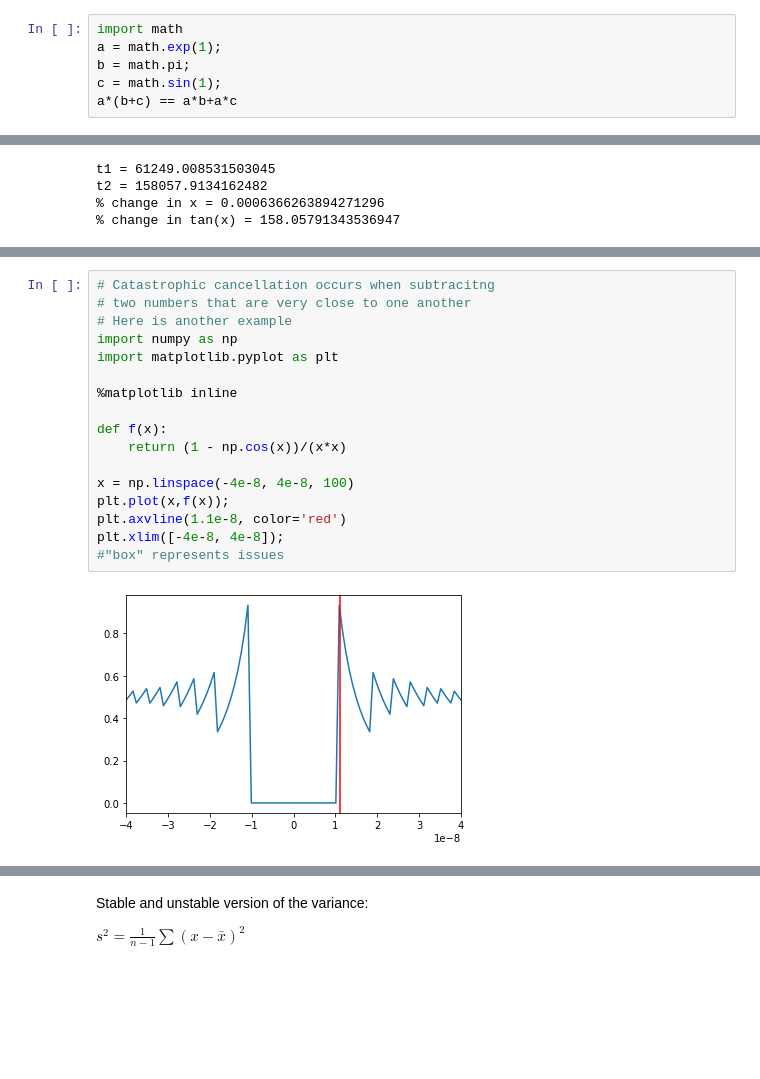
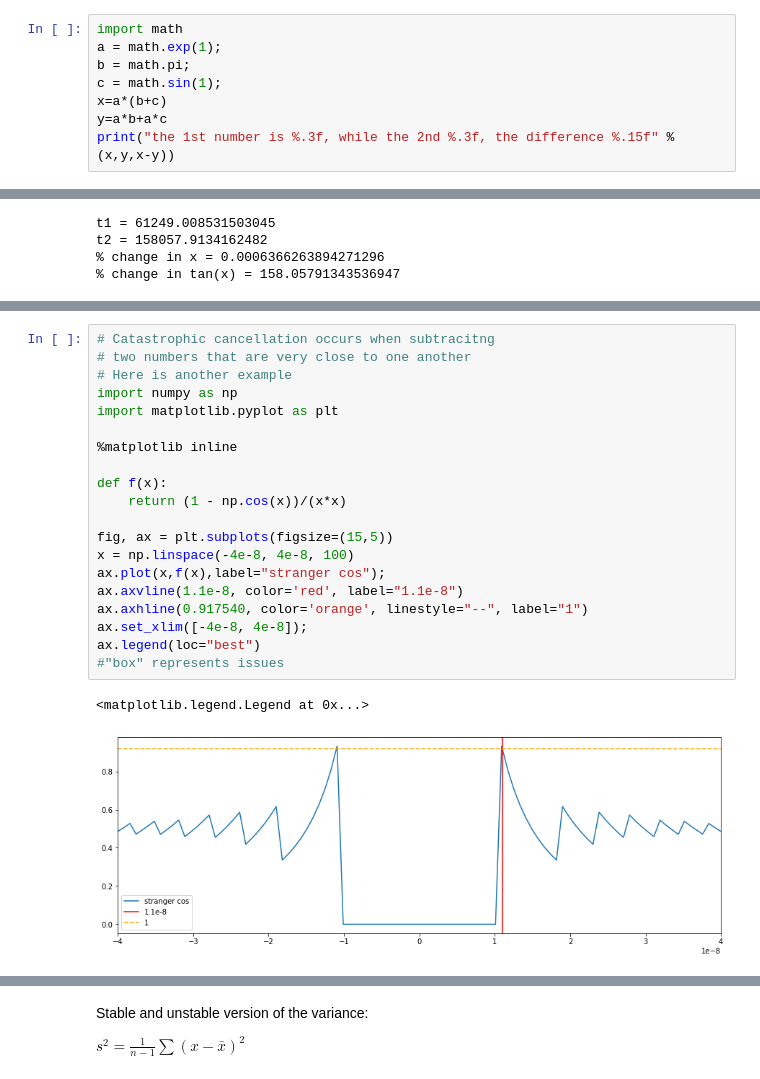
Before and after one commit to RMilock/LaboratoryOfComputationalPhysics_Y3, a Jupyter notebook: 02_NumberRepresentation.ipynb, the cells around one changed output, grey strips where cells are left out. Drawn from its saved outputs; the diff is of its cells as text; blank space fills up the shorter version.

```diff
--- a/02_NumberRepresentation.ipynb
+++ b/02_NumberRepresentation.ipynb
@@ -277,5 +281,7 @@ import math
 a = math.exp(1);
 b = math.pi;
 c = math.sin(1);
-a*(b+c) == a*b+a*c
+x=a*(b+c)
+y=a*b+a*c
+print("the 1st number is %.3f, while the 2nd %.3f, the difference %.15f" % (x,y,x-y))
 # %% [output]
@@ -332,22 +349,26 @@ t2 = 158057.9134162482
 # %%
 # Catastrophic cancellation occurs when subtracitng
 # two numbers that are very close to one another
 # Here is another example
 import numpy as np
 import matplotlib.pyplot as plt
 
 %matplotlib inline
 
 def f(x):
     return (1 - np.cos(x))/(x*x)
 
+fig, ax = plt.subplots(figsize=(15,5))
 x = np.linspace(-4e-8, 4e-8, 100)
-plt.plot(x,f(x));
-plt.axvline(1.1e-8, color='red')
-plt.xlim([-4e-8, 4e-8]);
+ax.plot(x,f(x),label="stranger cos");
+ax.axvline(1.1e-8, color='red', label="1.1e-8")
+ax.axhline(0.917540, color='orange', linestyle="--", label="1")
+ax.set_xlim([-4e-8, 4e-8]);
+ax.legend(loc="best")
 #"box" represents issues
 # %% [output]
+<matplotlib.legend.Legend at 0x...>
-[figure, old version]
+[figure, new version]
 # %%
 # We know from L'Hopital's rule that the answer is 0.5 at 0
 # and should be very close to 0.5 throughout this tiny interval
```
Also changed, not shown: parts of 11 cells of this notebook, 12 other files.
